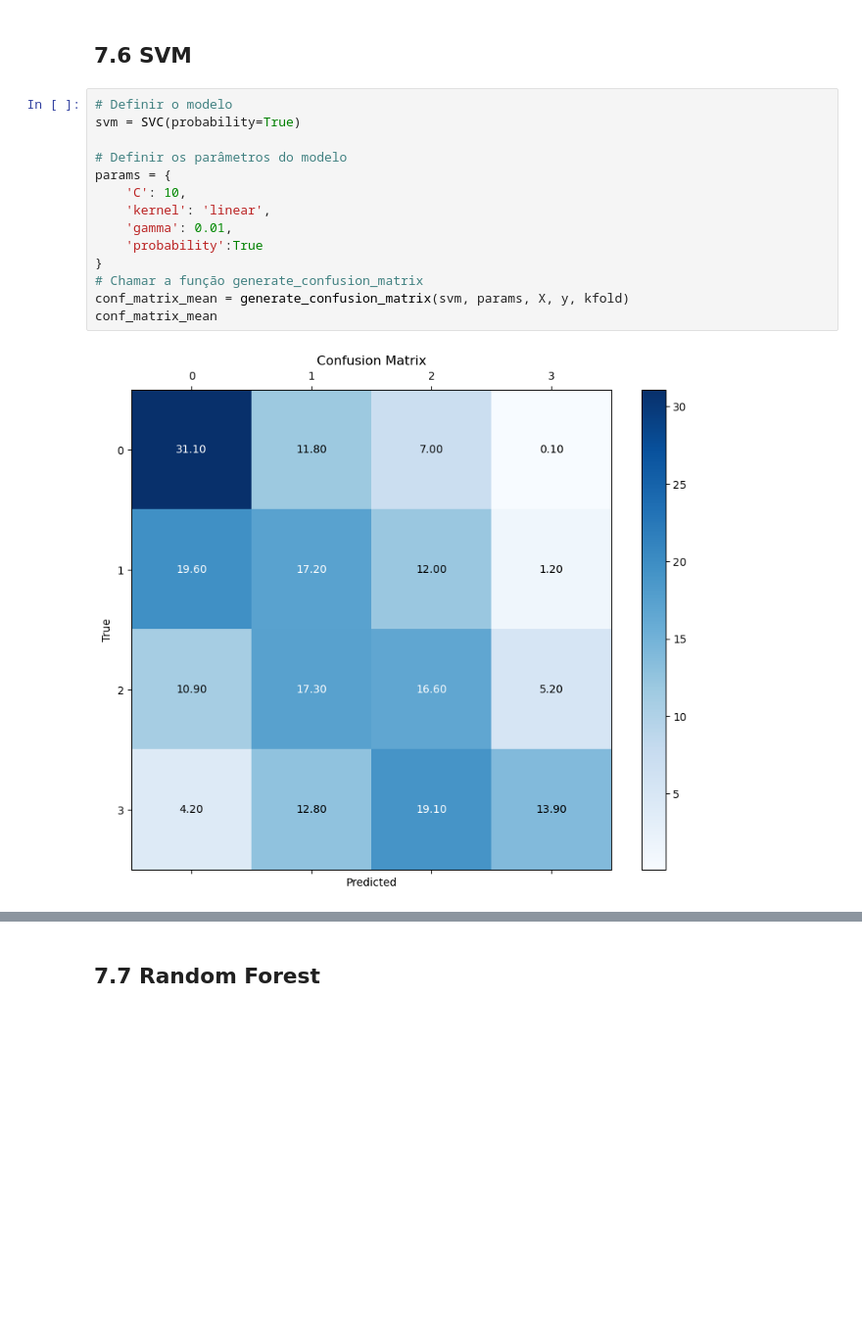
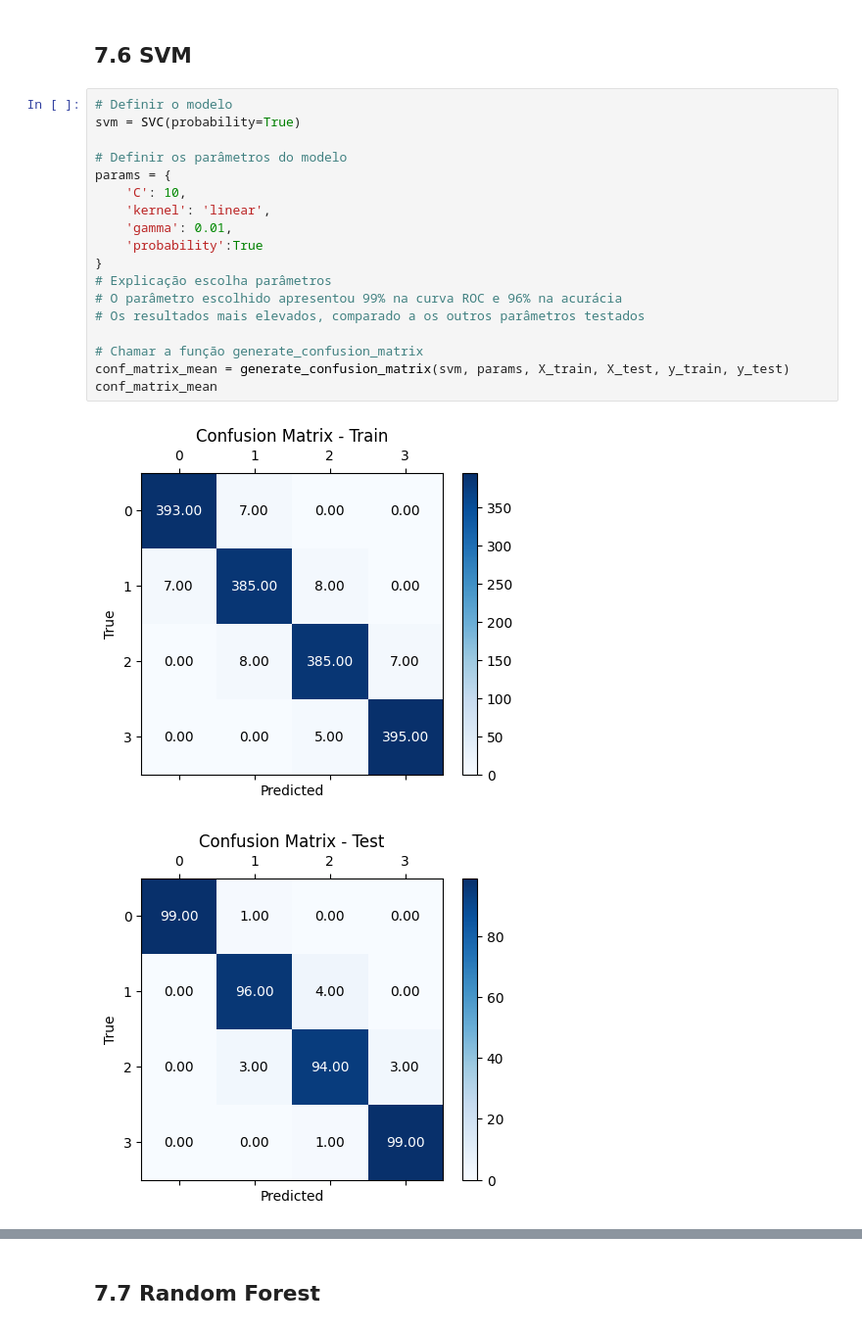
Before and after one commit to racouto7/PES03-Aprendizado-de-M-quinas-1, a Jupyter notebook: Projeto Aprendizado I.ipynb, the cells around one changed output, grey strips where cells are left out. Shown at 98% size. Cells and saved outputs as stored; diff of their text form; blank space fills up the shorter version.

Commit message:
Update Projeto Aprendizado I.ipynb
organizado as matrizes de confusão e melhores parametros de cada modelo

```diff
--- a/Projeto Aprendizado I.ipynb
+++ b/Projeto Aprendizado I.ipynb
@@ -920,16 +952,21 @@ TypeError: generate_confusion_matrix() missing 2 required positional arguments:
 # %%
 # Definir o modelo
 svm = SVC(probability=True)
 
 # Definir os parâmetros do modelo
 params = {
     'C': 10,
     'kernel': 'linear',
     'gamma': 0.01,
     'probability':True
 }
+# Explicação escolha parâmetros
+# O parâmetro escolhido apresentou 99% na curva ROC e 96% na acurácia
+# Os resultados mais elevados, comparado a os outros parâmetros testados
+
 # Chamar a função generate_confusion_matrix
-conf_matrix_mean = generate_confusion_matrix(svm, params, X, y, kfold)
+conf_matrix_mean = generate_confusion_matrix(svm, params, X_train, X_test, y_train, y_test)
 conf_matrix_mean
 # %% [output]
-[figure, old version]
+[figure, new version]
+[figure, added]
```
Also changed, not shown: parts of 7 cells of this notebook.
